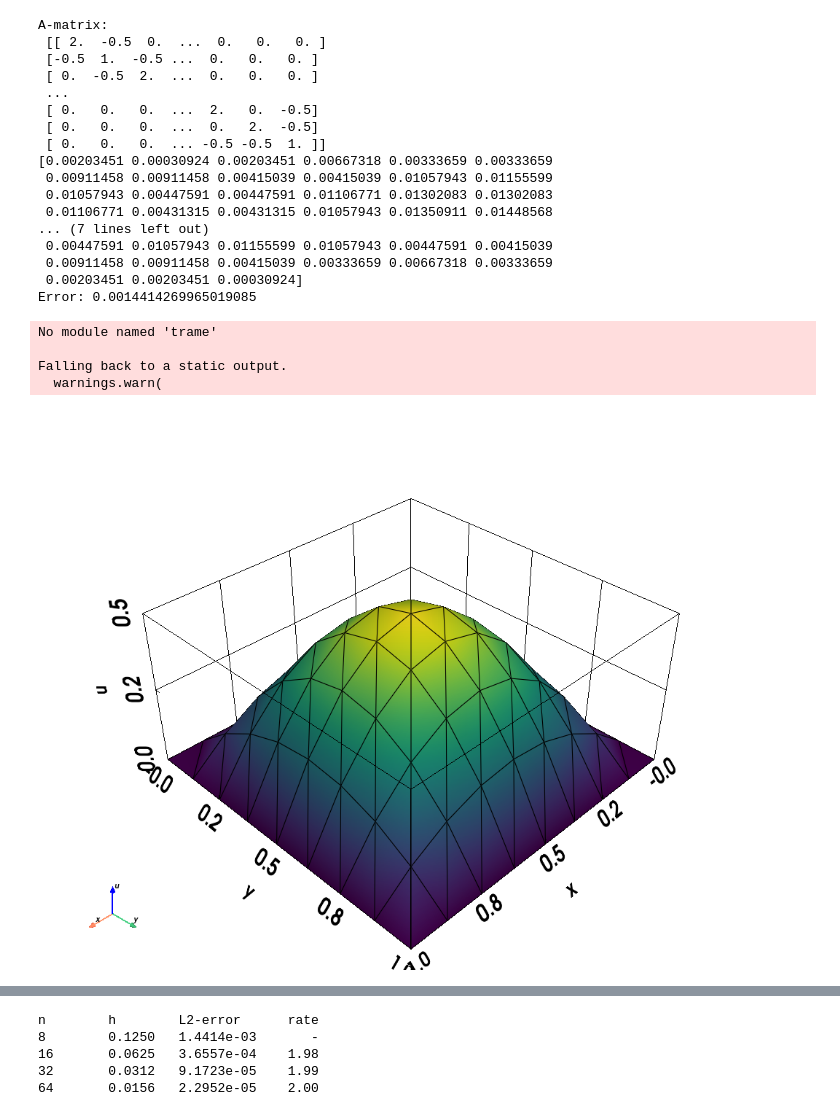
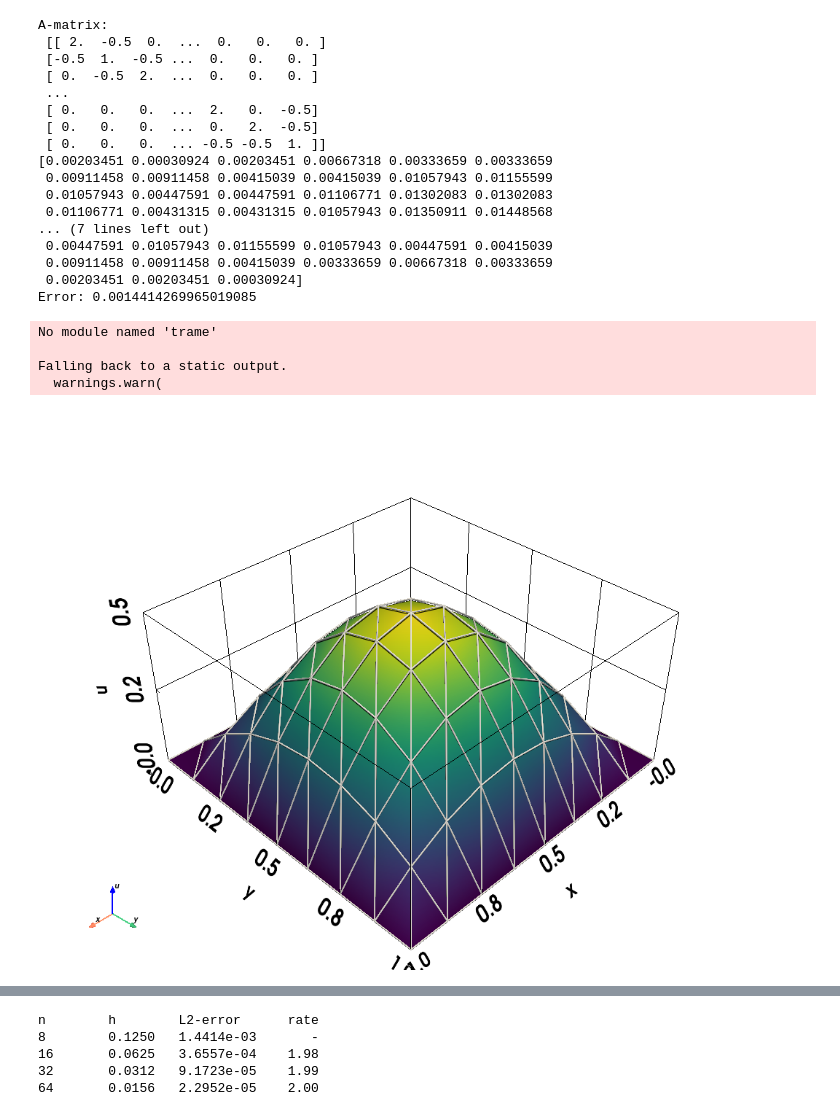
Before and after one commit to wilhelmfaerden/fenicsrepo, a Jupyter notebook: Assignment2.ipynb, the cells around one changed output, grey strips where cells are left out. Saved outputs shown, nothing was run; the diff lists cells and outputs as text; code cells hidden in the pictures.

Commit message:
cr plotting fix

```diff
--- a/Assignment2.ipynb
+++ b/Assignment2.ipynb
@@ -1,4 +1,6 @@
 # %%
+
+
 # Fix MPI/OFI finalization errors on macOS
 import os
 
@@ -93,8 +95,17 @@ grid = pyvista.UnstructuredGrid(cells, types, x)
 grid.point_data["u"] = uh.x.array.real
 grid.set_active_scalars("u")
 
+u_exact_fun = fem.Function(V)
+u_exact_fun.interpolate(lambda xx: xx[0] * xx[1] * (1.0 - xx[0]) * (1.0 - xx[1]))
+grid_exact = pyvista.UnstructuredGrid(cells, types, x)
+grid_exact.point_data["u_exact"] = u_exact_fun.x.array.real
+grid_exact.set_active_scalars("u_exact")
+
 warp_factor = 8
 warped = grid.warp_by_scalar("u", factor=warp_factor)
+warped_exact = grid_exact.warp_by_scalar("u_exact", factor=warp_factor)
+
+
 
 plotter = pyvista.Plotter()
 plotter.add_mesh(
@@ -108,38 +119,47 @@ plotter.add_mesh(
     smooth_shading=True,
     lighting=True,
 )
+plotter.add_mesh(
+    warped_exact,
+    style="wireframe",
+    color="white",
+    line_width=2.4,
+    render_lines_as_tubes=True,
+    opacity=1.0,
+)
 plotter.show_bounds(grid="back", location="outer", all_edges=True, xtitle="x", ytitle="y", ztitle="u", font_size=25, n_zlabels=3)
 plotter.add_axes(xlabel="x", ylabel="y", zlabel="u")
 plotter.view_isometric()
+plotter.save_graphic("output/poisson_cg.pdf")
 plotter.show()
 
 
 with io.XDMFFile(msh.comm, "output/poisson.xdmf", "w") as file:
     file.write_mesh(msh)
     file.write_function(uh)
 # %% [output]
 A-matrix:
  [[ 2.  -0.5  0.  ...  0.   0.   0. ]
  [-0.5  1.  -0.5 ...  0.   0.   0. ]
  [ 0.  -0.5  2.  ...  0.   0.   0. ]
  ...
  [ 0.   0.   0.  ...  2.   0.  -0.5]
  [ 0.   0.   0.  ...  0.   2.  -0.5]
  [ 0.   0.   0.  ... -0.5 -0.5  1. ]]
 [0.00203451 0.00030924 0.00203451 0.00667318 0.00333659 0.00333659
  0.00911458 0.00911458 0.00415039 0.00415039 0.01057943 0.01155599
  0.01057943 0.00447591 0.00447591 0.01106771 0.01302083 0.01302083
  0.01106771 0.00431315 0.00431315 0.01057943 0.01350911 0.01448568
 ... (7 lines left out)
  0.00447591 0.01057943 0.01155599 0.01057943 0.00447591 0.00415039
  0.00911458 0.00911458 0.00415039 0.00333659 0.00667318 0.00333659
  0.00203451 0.00203451 0.00030924]
 Error: 0.0014414269965019085
 No module named 'trame'
 
 Falling back to a static output.
   warnings.warn(
-[figure, old version]
+[figure, new version]
 # %%
 # Crouzeix-Raviart
 
```
Also changed, not shown: parts of 1 cell of this notebook.
